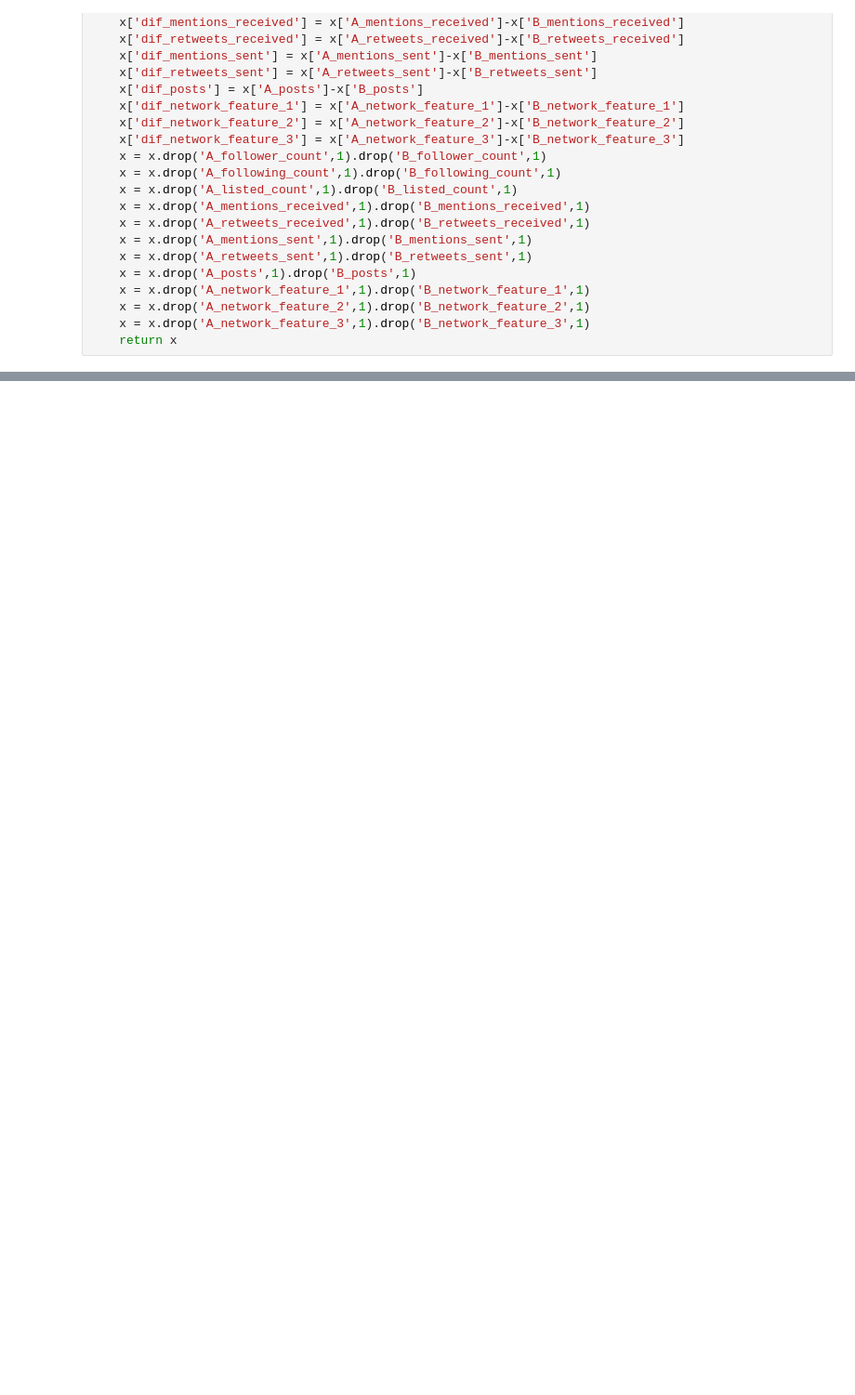
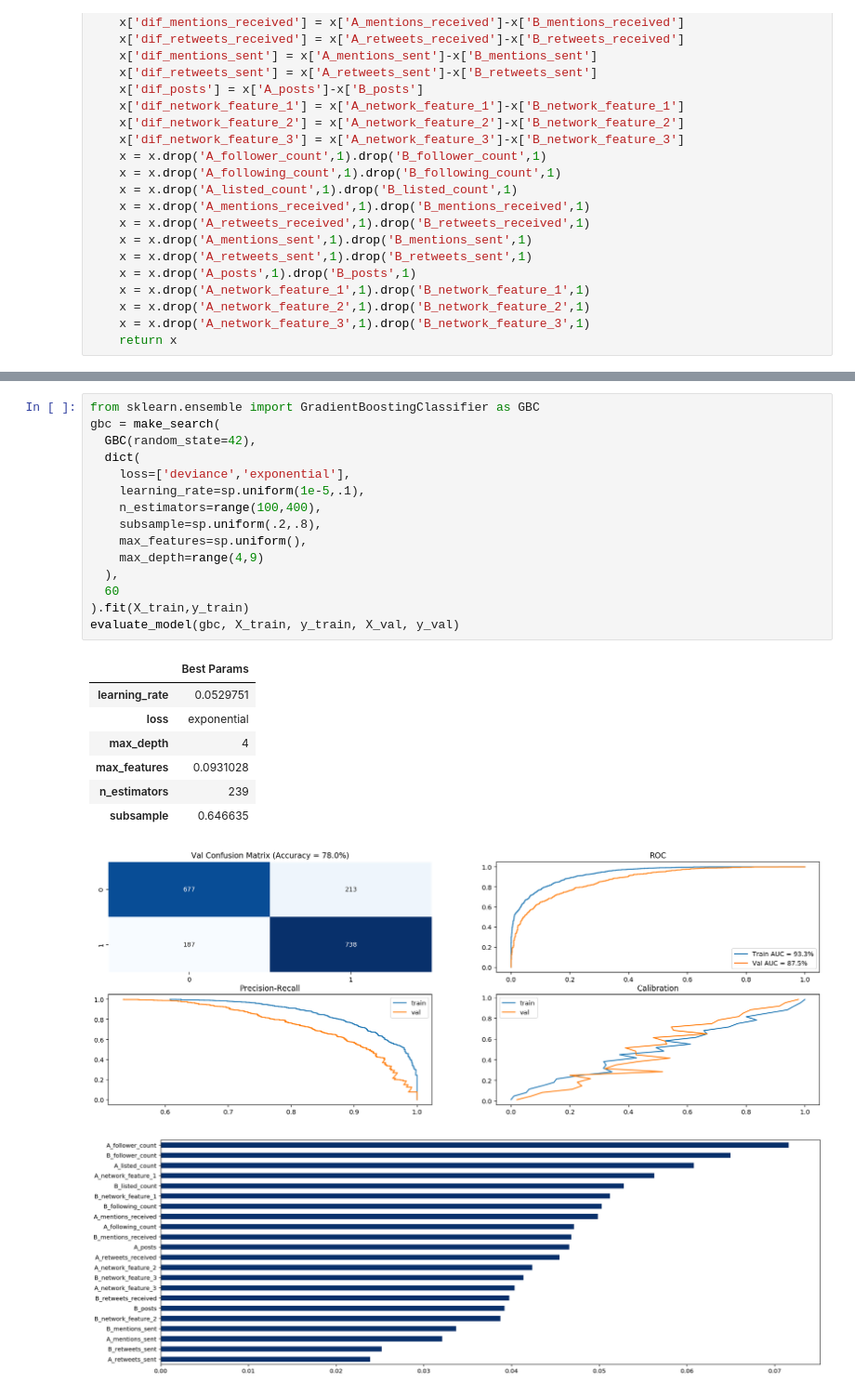
Before and after one commit to JakeTheWise/socialitics, a Jupyter notebook: proj1/q1/q1.ipynb, the cells around one changed output, grey strips where cells are left out. Shown at 93% size. Drawn from its saved outputs; the diff is of its cells as text; blank space fills up the shorter version.

```diff
--- a/proj1/q1/q1.ipynb
+++ b/proj1/q1/q1.ipynb
@@ -144,0 +178,25 @@ plot_variable_significances(best_random_forest)
+# %%
+from sklearn.ensemble import GradientBoostingClassifier as GBC
+gbc = make_search(
+  GBC(random_state=42),
+  dict(
+    loss=['deviance','exponential'],
+    learning_rate=sp.uniform(1e-5,.1),
+    n_estimators=range(100,400),
+    subsample=sp.uniform(.2,.8),
+    max_features=sp.uniform(),
+    max_depth=range(4,9)
+  ),
+  60
+).fit(X_train,y_train)
+evaluate_model(gbc, X_train, y_train, X_val, y_val)
+# %% [output]
+|  | Best Params |
+| learning_rate | 0.0529751 |
+| loss | exponential |
+| max_depth | 4 |
+| max_features | 0.0931028 |
+| n_estimators | 239 |
+| subsample | 0.646635 |
+[figure, added]
+[figure, added]
```
Also changed, not shown: parts of 16 cells of this notebook, 1 other file.
